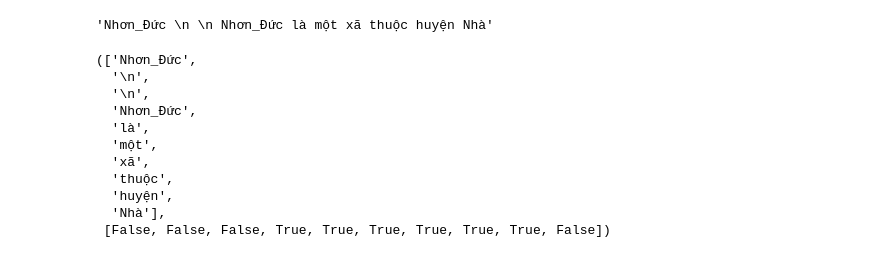
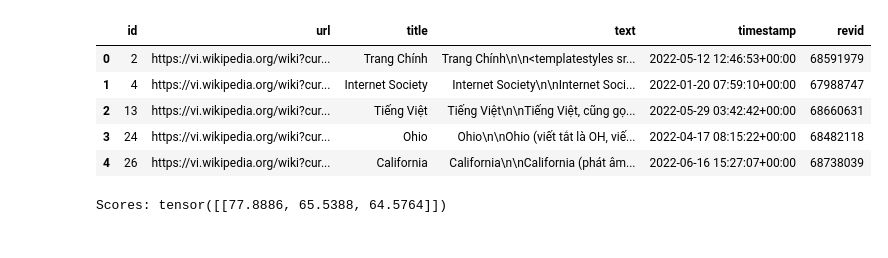
Before and after one commit to Th1nhNg0/seminar, a Jupyter notebook: exp.ipynb, the cells around one changed output. Drawn from its saved outputs; the diff is of its cells as text; code cells hidden in the pictures.

```diff
--- a/exp.ipynb
+++ b/exp.ipynb
@@ -31,18 +0,0 @@ from pyvi.ViTokenizer import tokenize,spacy_tokenize
-# %%
-tokenize(txt)
-# %% [output]
-'Nhơn_Đức \n \n Nhơn_Đức là một xã thuộc huyện Nhà'
-# %%
-spacy_tokenize(txt)
-# %% [output]
-(['Nhơn_Đức',
-  '\n',
-  '\n',
-  'Nhơn_Đức',
-  'là',
-  'một',
-  'xã',
-  'thuộc',
-  'huyện',
-  'Nhà'],
- [False, False, False, True, True, True, True, True, True, False])
@@ -48,0 +6,28 @@ spacy_tokenize(txt)
+# %%
+import pandas as pd
+df = pd.read_json('C:/Users/ngoph/Desktop/zalo_ai/wikipedia_20220620_cleaned/wikipedia_20220620_cleaned.jsonl', lines=True)
+# %%
+df.head(5)
+# %% [output]
+|  | id | url | title | text | timestamp | revid |
+| 0 | 2 | https://vi.wikipedia.org/wiki?cur... | Trang Chính | Trang Chính\n\n<templatestyles sr... | 2022-05-12 12:46:53+00:00 | 68591979 |
+| 1 | 4 | https://vi.wikipedia.org/wiki?cur... | Internet Society | Internet Society\n\nInternet Soci... | 2022-01-20 07:59:10+00:00 | 67988747 |
+| 2 | 13 | https://vi.wikipedia.org/wiki?cur... | Tiếng Việt | Tiếng Việt\n\nTiếng Việt, cũng gọ... | 2022-05-29 03:42:42+00:00 | 68660631 |
+| 3 | 24 | https://vi.wikipedia.org/wiki?cur... | Ohio | Ohio\n\nOhio (viết tắt là OH, viế... | 2022-04-17 08:15:22+00:00 | 68482118 |
+| 4 | 26 | https://vi.wikipedia.org/wiki?cur... | California | California\n\nCalifornia (phát âm... | 2022-06-16 15:27:07+00:00 | 68738039 |
+# %%
+passages = [
+    "London [SEP] London is the capital and largest city of England and the United Kingdom.",
+    "Paris [SEP] Paris is the capital and most populous city of France.",
+    "Berlin [SEP] Berlin is the capital and largest city of Germany by both area and population."
+]
+passage_embeddings = passage_encoder.encode(passages)
+
+query = "What is the capital of England?"
+query_embedding = query_encoder.encode(query)
+
+#Important: You must use dot-product, not cosine_similarity
+scores = util.dot_score(query_embedding, passage_embeddings)
+print("Scores:", scores)
+# %% [output]
+Scores: tensor([[77.8886, 65.5388, 64.5764]])
```
Also changed, not shown: parts of 10 cells of this notebook, 7 other files.
